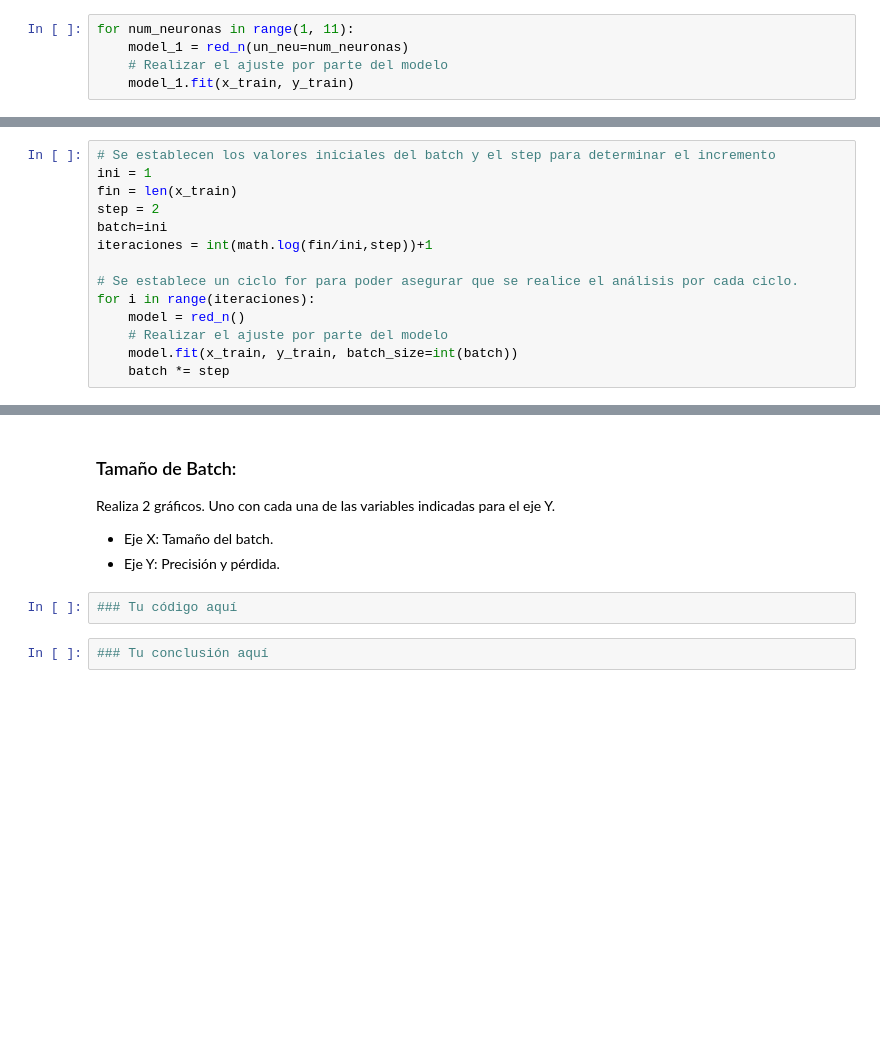
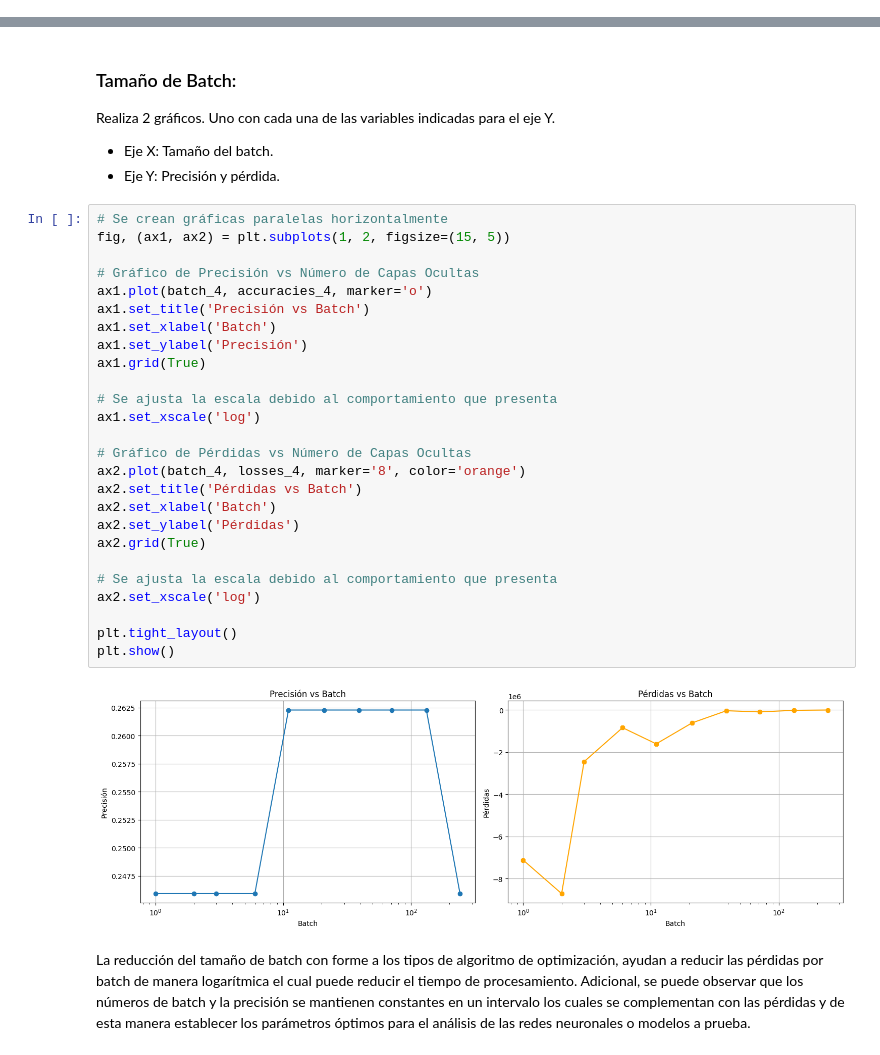
Before and after one commit to lpyo87/Statistical_LearningII, a Jupyter notebook: HT1/HT1 - Redes neuronales.ipynb, the cells around one changed output, grey strips where cells are left out. Saved outputs shown, nothing was run; the diff lists cells and outputs as text; blank space fills up the shorter version.

```diff
--- a/HT1/HT1 - Redes neuronales.ipynb
+++ b/HT1/HT1 - Redes neuronales.ipynb
@@ -442,8 +472,3 @@ Las redes con demasiadas capas pueden tardar mucho tiempo en entrenarse, especia
 * Rango: Entre 1 y 10 capas.
 * Paso: 1 capa.
 * Nota: En muchos problemas, incluso 2-3 capas son suficientes para obtener buenos resultados. Por encima de eso, a veces se necesita una arquitectura especializada o un problema muy complejo para justificar más capas.
-# %%
-for num_neuronas in range(1, 11):
-    model_1 = red_n(un_neu=num_neuronas)
-    # Realizar el ajuste por parte del modelo
-    model_1.fit(x_train, y_train)
@@ -540,17 +622,3 @@ El tamaño del batch influye en la velocidad de entrenamiento y la estabilidad d
 
 * Rango: Entre 1 (Stochastic Gradient Descent) y el tamaño del conjunto de datos (Batch Gradient Descent).
 * Paso: Incremento logarítmico
-# %%
-# Se establecen los valores iniciales del batch y el step para determinar el incremento
-ini = 1
-fin = len(x_train)
-step = 2
-batch=ini
-iteraciones = int(math.log(fin/ini,step))+1
-
-# Se establece un ciclo for para poder asegurar que se realice el análisis por cada ciclo.
-for i in range(iteraciones):
-    model = red_n()
-    # Realizar el ajuste por parte del modelo
-    model.fit(x_train, y_train, batch_size=int(batch))
-    batch *= step
@@ -610,7 +770,33 @@ Realiza 1 gráfico
 Realiza 2 gráficos.  Uno con cada una de las variables indicadas para el eje Y.
 * Eje X: Tamaño del batch.
 * Eje Y: Precisión y pérdida.
-# %%
-### Tu código aquí
-# %%
-### Tu conclusión aquí
+# %%
+# Se crean gráficas paralelas horizontalmente
+fig, (ax1, ax2) = plt.subplots(1, 2, figsize=(15, 5))
+
+# Gráfico de Precisión vs Número de Capas Ocultas
+ax1.plot(batch_4, accuracies_4, marker='o')
+ax1.set_title('Precisión vs Batch')
+ax1.set_xlabel('Batch')
+ax1.set_ylabel('Precisión')
+ax1.grid(True)
+
+# Se ajusta la escala debido al comportamiento que presenta
+ax1.set_xscale('log')
+
+# Gráfico de Pérdidas vs Número de Capas Ocultas
+ax2.plot(batch_4, losses_4, marker='8', color='orange')
+ax2.set_title('Pérdidas vs Batch')
+ax2.set_xlabel('Batch')
+ax2.set_ylabel('Pérdidas')
+ax2.grid(True)
+
+# Se ajusta la escala debido al comportamiento que presenta
+ax2.set_xscale('log')
+
+plt.tight_layout()
+plt.show()
+# %% [output]
+[figure, added]
+# %% [markdown]
+La reducción del tamaño de batch con forme a los tipos de algoritmo de optimización, ayudan a reducir las pérdidas por batch de manera logarítmica el cual puede reducir el tiempo de procesamiento. Adicional, se puede observar que los números de batch y la precisión se mantienen constantes en un intervalo los cuales se complementan con las pérdidas y de esta manera establecer los parámetros óptimos para el análisis de las redes neuronales o modelos a prueba.
```
Also changed, not shown: parts of 32 cells of this notebook, 2 other files.
